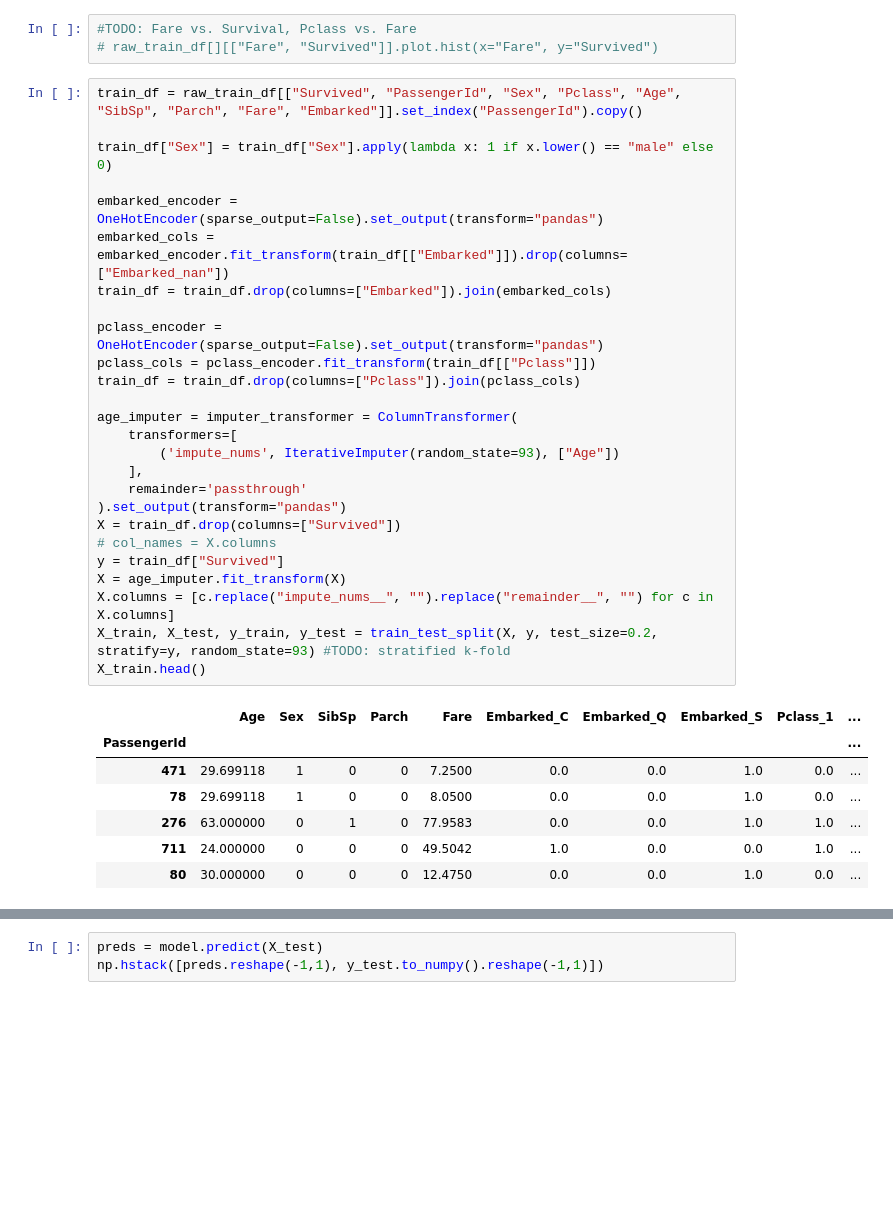
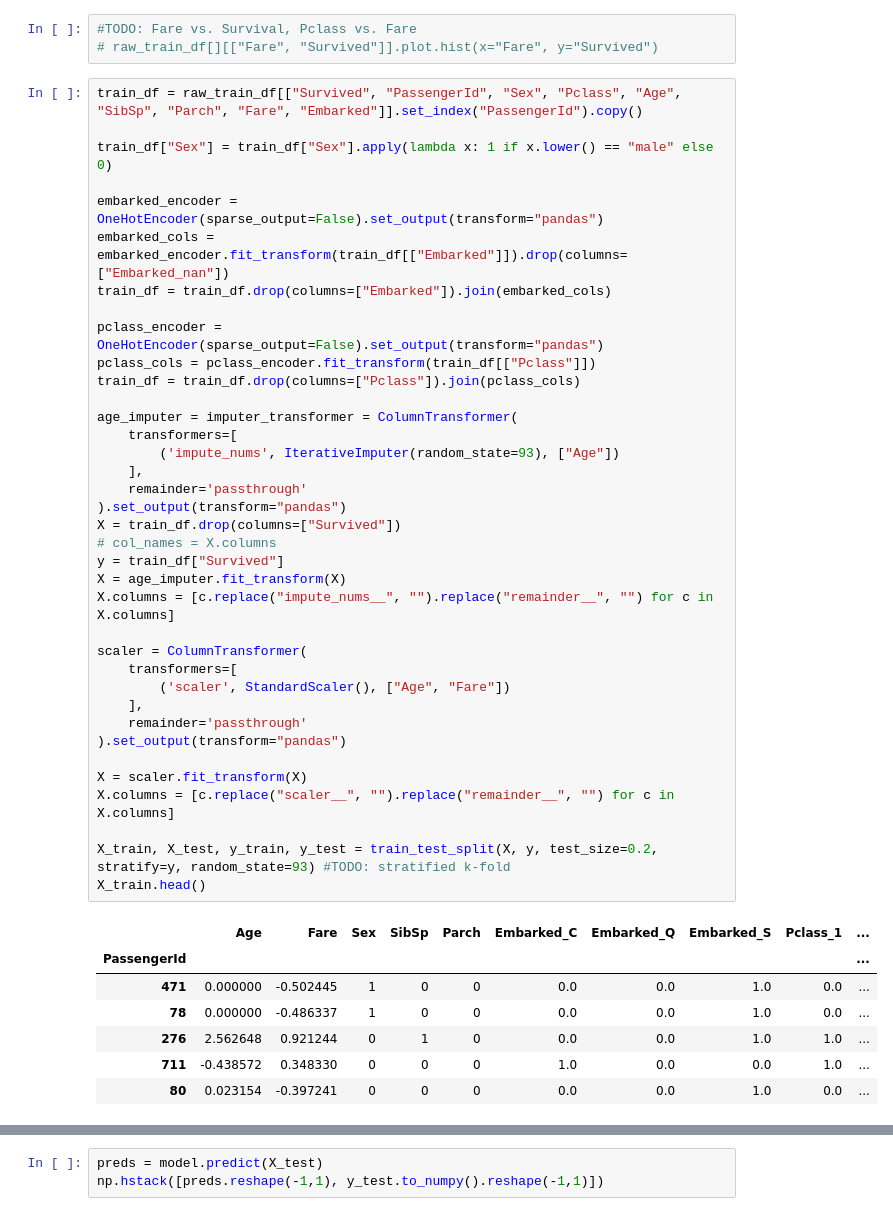
Before and after one commit to gatywilliam/mlds400-hw3-titanic-survival, a Jupyter notebook: src/eda/data-exploration.ipynb, the cells around one changed output, grey strips where cells are left out. Cells and saved outputs as stored; diff of their text form; blank space fills up the shorter version.

```diff
--- a/src/eda/data-exploration.ipynb
+++ b/src/eda/data-exploration.ipynb
@@ -106,37 +106,48 @@ plt.show()
 # %%
 train_df = raw_train_df[["Survived", "PassengerId", "Sex", "Pclass", "Age", "SibSp", "Parch", "Fare", "Embarked"]].set_index("PassengerId").copy()
 
 train_df["Sex"] = train_df["Sex"].apply(lambda x: 1 if x.lower() == "male" else 0)
 
 embarked_encoder = OneHotEncoder(sparse_output=False).set_output(transform="pandas")
 embarked_cols = embarked_encoder.fit_transform(train_df[["Embarked"]]).drop(columns=["Embarked_nan"])
 train_df = train_df.drop(columns=["Embarked"]).join(embarked_cols)
 
 pclass_encoder = OneHotEncoder(sparse_output=False).set_output(transform="pandas")
 pclass_cols = pclass_encoder.fit_transform(train_df[["Pclass"]])
 train_df = train_df.drop(columns=["Pclass"]).join(pclass_cols)
 
 age_imputer = imputer_transformer = ColumnTransformer(
     transformers=[
         ('impute_nums', IterativeImputer(random_state=93), ["Age"])
     ],
     remainder='passthrough'
 ).set_output(transform="pandas")
 X = train_df.drop(columns=["Survived"])
 # col_names = X.columns
 y = train_df["Survived"]
 X = age_imputer.fit_transform(X)
 X.columns = [c.replace("impute_nums__", "").replace("remainder__", "") for c in X.columns]
+
+scaler = ColumnTransformer(
+    transformers=[
+        ('scaler', StandardScaler(), ["Age", "Fare"])
+    ],
+    remainder='passthrough'
+).set_output(transform="pandas")
+
+X = scaler.fit_transform(X)
+X.columns = [c.replace("scaler__", "").replace("remainder__", "") for c in X.columns]
+
 X_train, X_test, y_train, y_test = train_test_split(X, y, test_size=0.2, stratify=y, random_state=93) #TODO: stratified k-fold
 X_train.head()
 # %% [output]
-|  | Age | Sex | SibSp | Parch | Fare | Embarked_C | Embarked_Q | Embarked_S | Pclass_1 | ... |
+|  | Age | Fare | Sex | SibSp | Parch | Embarked_C | Embarked_Q | Embarked_S | Pclass_1 | ... |
 | PassengerId |  |  |  |  |  |  |  |  |  | ... |
-| 471 | 29.699118 | 1 | 0 | 0 | 7.2500 | 0.0 | 0.0 | 1.0 | 0.0 | ... |
-| 78 | 29.699118 | 1 | 0 | 0 | 8.0500 | 0.0 | 0.0 | 1.0 | 0.0 | ... |
-| 276 | 63.000000 | 0 | 1 | 0 | 77.9583 | 0.0 | 0.0 | 1.0 | 1.0 | ... |
-| 711 | 24.000000 | 0 | 0 | 0 | 49.5042 | 1.0 | 0.0 | 0.0 | 1.0 | ... |
-| 80 | 30.000000 | 0 | 0 | 0 | 12.4750 | 0.0 | 0.0 | 1.0 | 0.0 | ... |
+| 471 | 0.000000 | -0.502445 | 1 | 0 | 0 | 0.0 | 0.0 | 1.0 | 0.0 | ... |
+| 78 | 0.000000 | -0.486337 | 1 | 0 | 0 | 0.0 | 0.0 | 1.0 | 0.0 | ... |
+| 276 | 2.562648 | 0.921244 | 0 | 1 | 0 | 0.0 | 0.0 | 1.0 | 1.0 | ... |
+| 711 | -0.438572 | 0.348330 | 0 | 0 | 0 | 1.0 | 0.0 | 0.0 | 1.0 | ... |
+| 80 | 0.023154 | -0.397241 | 0 | 0 | 0 | 0.0 | 0.0 | 1.0 | 0.0 | ... |
 # %%
 model = LogisticRegression(max_iter=250) #TODO: scale
 model.fit(X_train,y_train)
```
Also changed, not shown: parts of 2 cells of this notebook, 2 other files.
